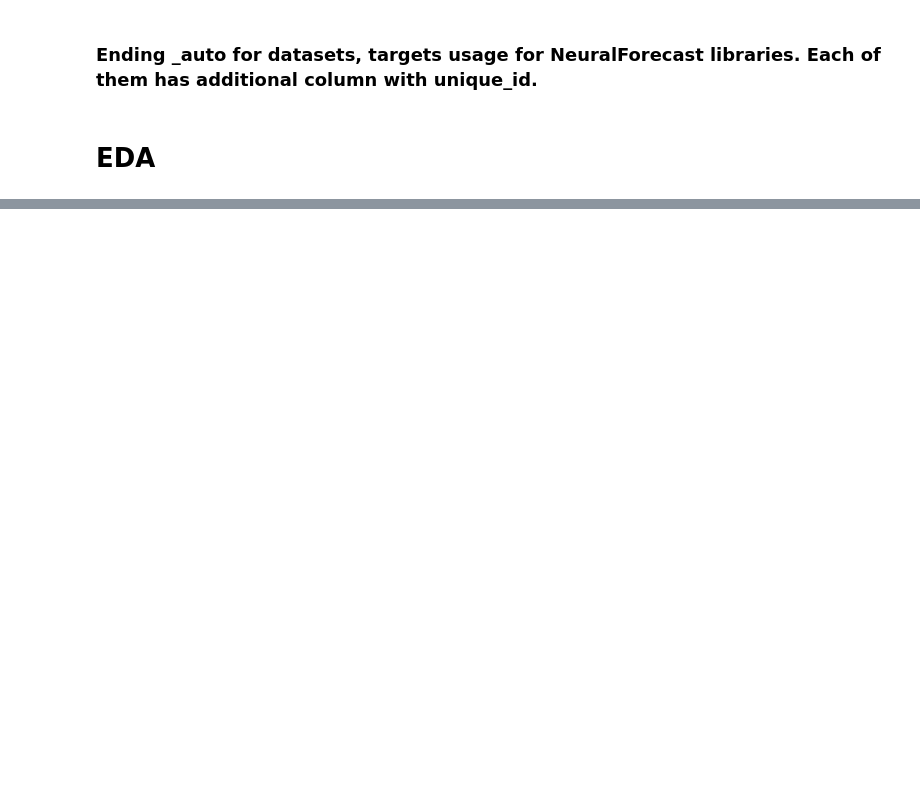
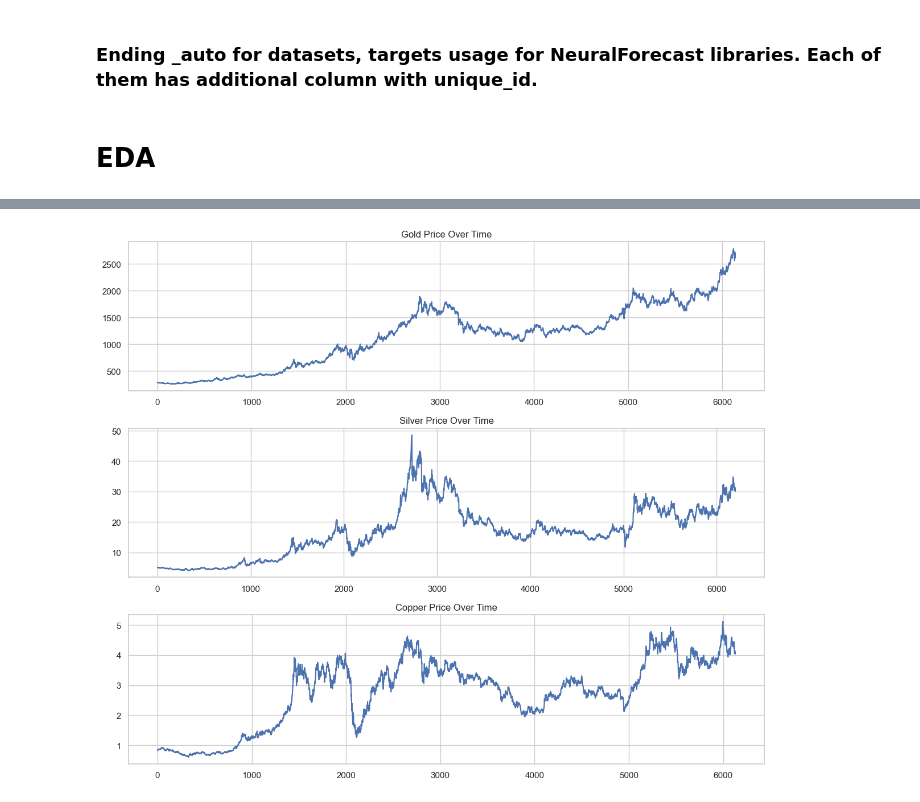
Before and after one commit to QBKFD/Commodities-Forecast-NN, a Jupyter notebook: notebooks/data_pre.ipynb, the cells around one changed output, grey strips where cells are left out. Drawn from its saved outputs; the diff is of its cells as text; code cells hidden in the pictures; blank space fills up the shorter version.

```diff
--- a/notebooks/data_pre.ipynb
+++ b/notebooks/data_pre.ipynb
@@ -777,0 +851,21 @@ FileNotFoundError: [Errno 2] No such file or directory: 'data/gold_fixed_auto.cs
+# %%
+import matplotlib.pyplot as plt
+
+plt.figure(figsize=(12, 10))
+
+plt.subplot(3, 1, 1)
+gold['Close'].plot()
+plt.title('Gold Price Over Time')
+
+plt.subplot(3, 1, 2)
+silver['Close'].plot()
+plt.title('Silver Price Over Time')
+
+plt.subplot(3, 1, 3)
+copper['Close'].plot()
+plt.title('Copper Price Over Time')
+
+plt.tight_layout()
+plt.show()
+# %% [output]
+[figure, added]
```
Also changed, not shown: parts of 9 cells of this notebook.
